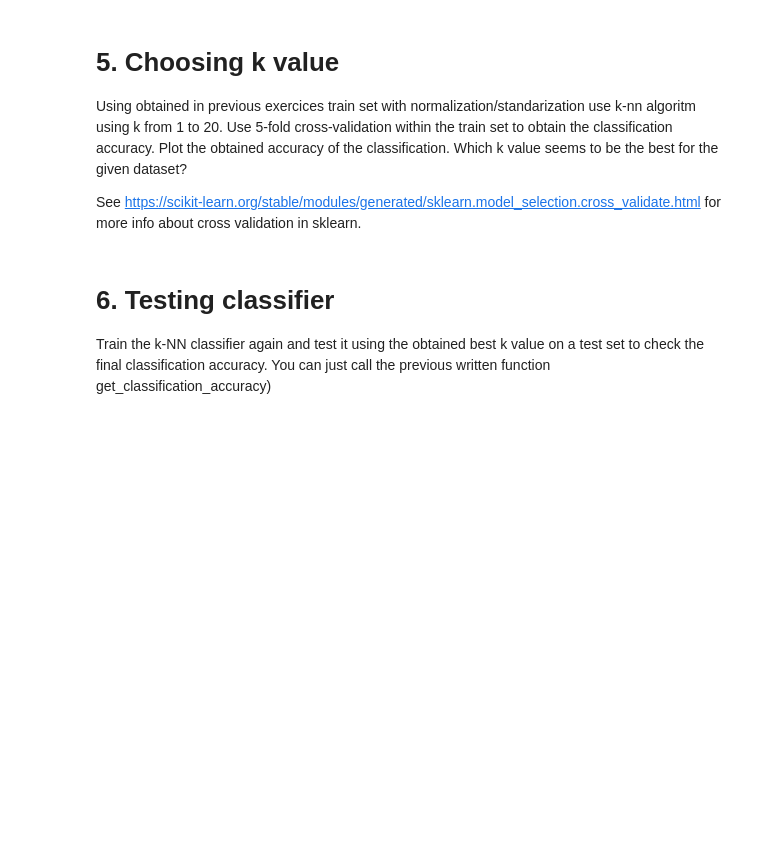
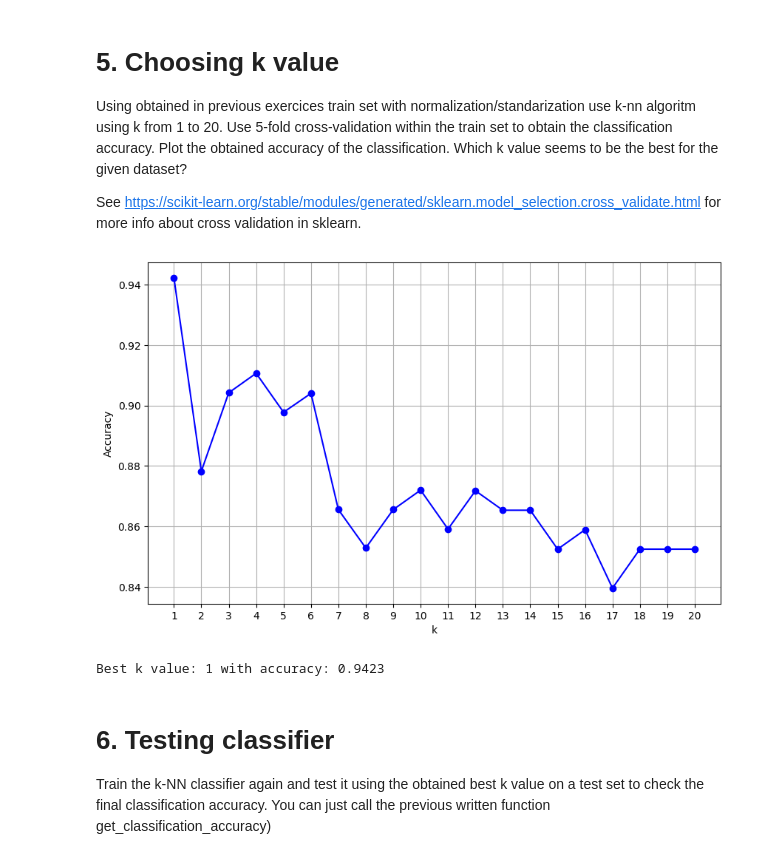
Before and after one commit to DawidJedraszczyk/decision-tree-builder, a Jupyter notebook: Exercices_knn_148293.ipynb, the cells around one changed output. Drawn from its saved outputs; the diff is of its cells as text; code cells hidden in the pictures; blank space fills up the shorter version.

```diff
--- a/Exercices_knn_148293.ipynb
+++ b/Exercices_knn_148293.ipynb
@@ -219,36 +219,36 @@ Using obtained in previous exercices train set with normalization/standarization
 
 See https://scikit-learn.org/stable/modules/generated/sklearn.model_selection.cross_validate.html for more info about cross validation in sklearn.
 # %%
-def find_best_k(train_X, train_Y, max_k=20):
+def find_best_k(train_X, train_Y, max_k=20, plot=True):
     k_values = range(1, max_k + 1)
     mean_accuracies = []
 
     for k in k_values:
-        # Initialize the k-NN classifier with the current k value
         knn = KNeighborsClassifier(n_neighbors=k)
+        cv_results = cross_validate(knn, train_X, train_Y, cv=5, scoring='accuracy', return_train_score=False)
 
-        # Perform 5-fold cross-validation on the training set
-        cv_scores = cross_val_score(knn, train_X, train_Y, cv=5, scoring='accuracy')
+        mean_accuracy = sum(cv_results['test_score']) / len(cv_results['test_score'])
+        mean_accuracies.append(mean_accuracy)
 
-        # Store the mean accuracy for the current k
-        mean_accuracies.append(np.mean(cv_scores))
+    if plot:
+        plt.figure(figsize=(10, 6))
+        plt.plot(k_values, mean_accuracies, marker='o', linestyle='-', color='b')
+        plt.xlabel("k")
+        plt.ylabel("Accuracy")
+        plt.xticks(k_values)
+        plt.grid(True)
+        plt.show()
 
-    # Plotting the accuracy for each k value
-    plt.figure(figsize=(10, 6))
-    plt.plot(k_values, mean_accuracies, marker='o', linestyle='-', color='b')
-    plt.xlabel("k value")
-    plt.ylabel("Cross-validated Accuracy")
-    plt.title("Accuracy vs. k value for k-NN")
-    plt.xticks(k_values)
-    plt.grid(True)
-    plt.show()
-
-    # Determine the best k with the highest accuracy
-    best_k = k_values[np.argmax(mean_accuracies)]
+    best_k = k_values[mean_accuracies.index(max(mean_accuracies))]
     best_accuracy = max(mean_accuracies)
     print(f"Best k value: {best_k} with accuracy: {best_accuracy:.4f}")
 
     return best_k, best_accuracy
+# %%
+best_k, best_accuracy = find_best_k(norm_train_X, train_Y)
+# %% [output]
+[figure, added]
+Best k value: 1 with accuracy: 0.9423
 # %% [markdown]
 # 6. Testing classifier
 Train the k-NN classifier again and test it using the obtained best k value on a test set to check the final classification accuracy. You can just call the previous written function get_classification_accuracy)
```
Also changed, not shown: parts of 6 cells of this notebook.
